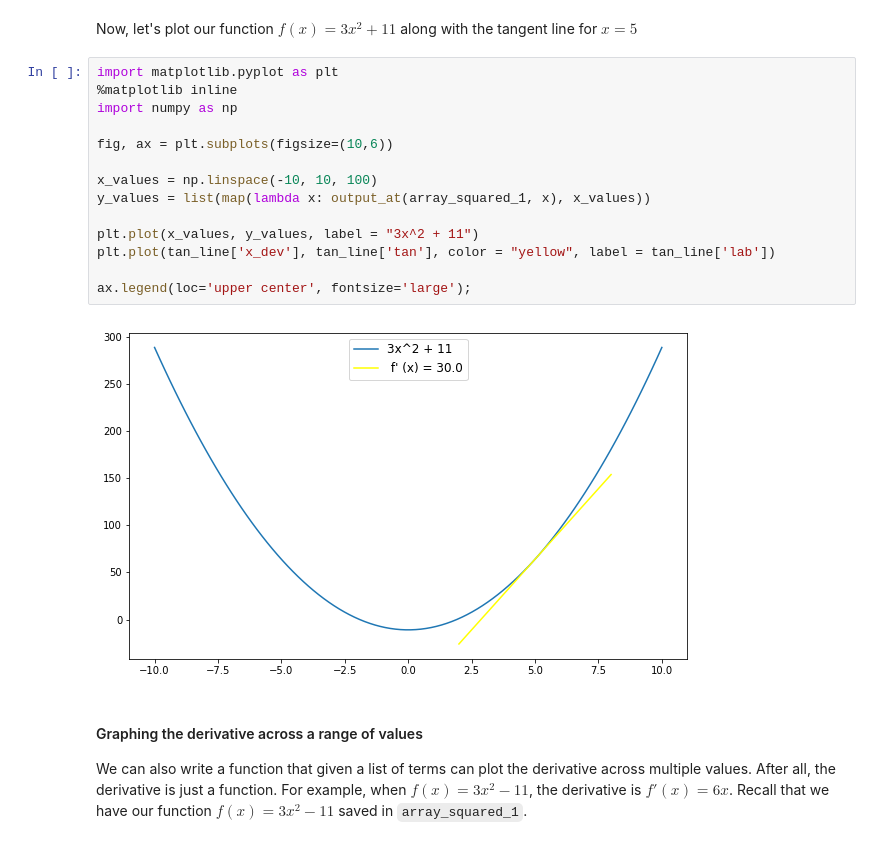
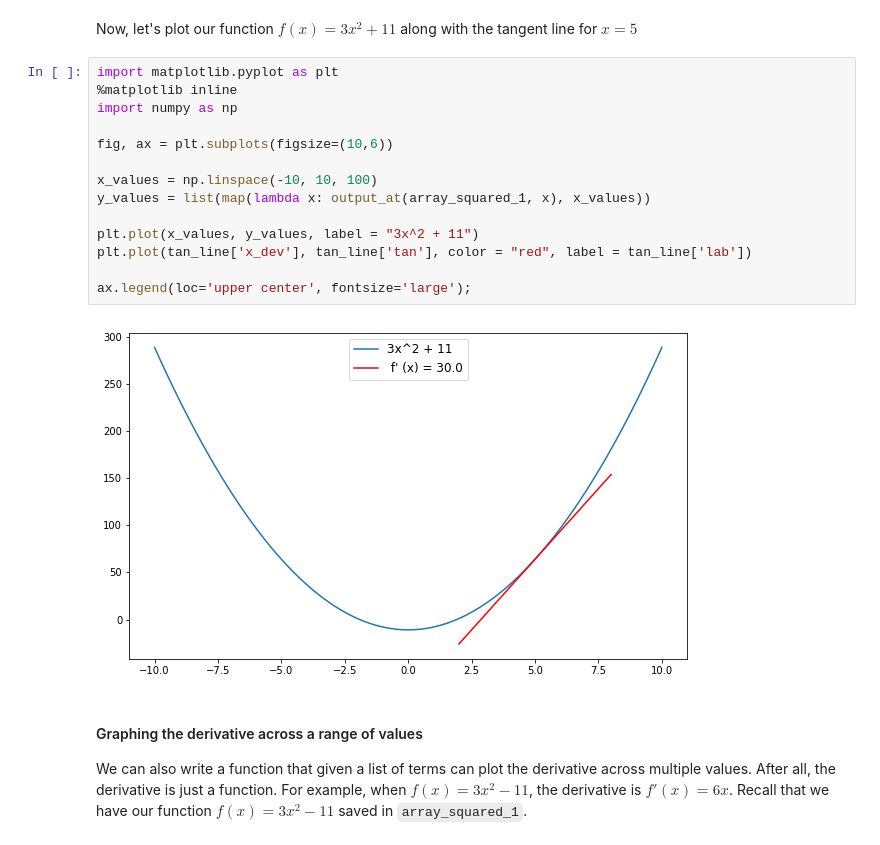
Before and after one commit to kathrinv/dsc-rules-for-derivatives-lab-nyc-ds-082619, a Jupyter notebook: index.ipynb, the cells around one changed output. Drawn from its saved outputs; the diff is of its cells as text.

```diff
--- a/index.ipynb
+++ b/index.ipynb
@@ -159,19 +159,19 @@ Now, let's plot our function $f(x) = 3x^2 + 11$ along with the tangent line for
 # %%
 import matplotlib.pyplot as plt
 %matplotlib inline
 import numpy as np
 
 fig, ax = plt.subplots(figsize=(10,6))
 
 x_values = np.linspace(-10, 10, 100)
 y_values = list(map(lambda x: output_at(array_squared_1, x), x_values))
 
 plt.plot(x_values, y_values, label = "3x^2 + 11")
-plt.plot(tan_line['x_dev'], tan_line['tan'], color = "yellow", label = tan_line['lab'])
+plt.plot(tan_line['x_dev'], tan_line['tan'], color = "red", label = tan_line['lab'])
 
 ax.legend(loc='upper center', fontsize='large');
 # %% [output]
-[figure, old version]
+[figure, new version]
 # %% [markdown]
 #### Graphing the derivative across a range of values
 
```
